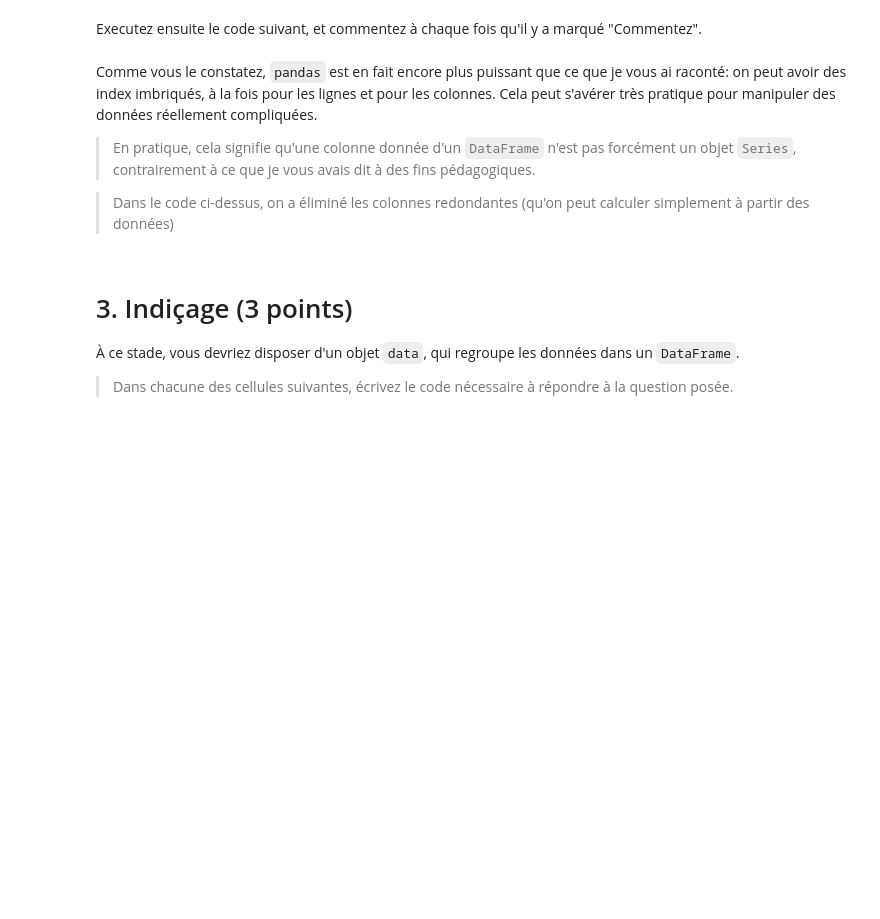
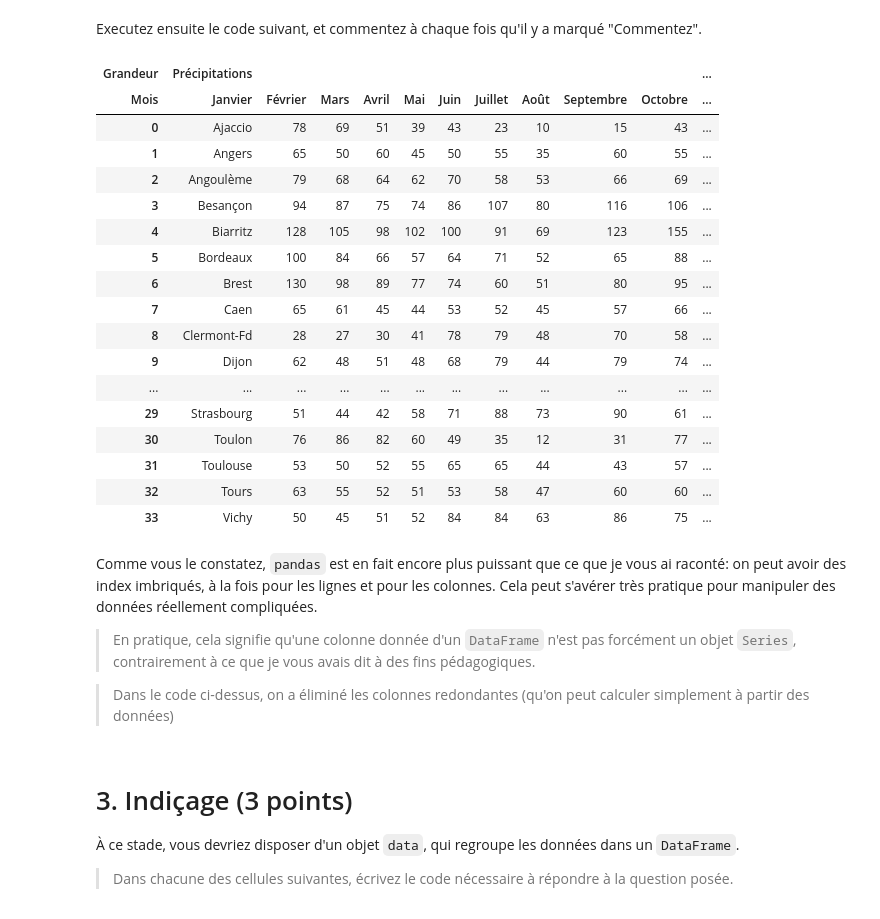
Before and after one commit to campusplage/compte-rendus-pellegrin-nagaratnam, a Jupyter notebook: TP1_pandas.ipynb, the cells around one changed output. Drawn from its saved outputs; the diff is of its cells as text; code cells hidden in the pictures; blank space fills up the shorter version.

```diff
--- a/TP1_pandas.ipynb
+++ b/TP1_pandas.ipynb
@@ -60,0 +54,9 @@ import pandas
+# %%
+# on importe le package pandas
+import pandas
+raw_data = pandas.read_csv("https://husson.github.io/img/pluie.csv", encoding = "ISO-8859-1", sep=';') # on importe les données
+raw_data = raw_data.rename(columns={raw_data.columns[0] : "Ville"}) # on rename la variable "Unnamed: 0" par "Ville"
+raw_data.head() # on affiche les 5 premiers observations
+
+# Commentez chaque ligne de code !
+# VOTRE TRAVAIL ICI
@@ -61,3 +70,25 @@ import pandas
 # %% [markdown]
 Executez ensuite le code suivant, et commentez à chaque fois qu'il y a marqué "Commentez".
+# %%
+data = pandas.DataFrame(raw_data.iloc[:,nested_columns].to_numpy(), columns=index)
+data
+# %% [output]
+| Grandeur | Précipitations |  |  |  |  |  |  |  |  |  | ... |
+| Mois | Janvier | Février | Mars | Avril | Mai | Juin | Juillet | Août | Septembre | Octobre | ... |
+| 0 | Ajaccio | 78 | 69 | 51 | 39 | 43 | 23 | 10 | 15 | 43 | ... |
+| 1 | Angers | 65 | 50 | 60 | 45 | 50 | 55 | 35 | 60 | 55 | ... |
+| 2 | Angoulème | 79 | 68 | 64 | 62 | 70 | 58 | 53 | 66 | 69 | ... |
+| 3 | Besançon | 94 | 87 | 75 | 74 | 86 | 107 | 80 | 116 | 106 | ... |
+| 4 | Biarritz | 128 | 105 | 98 | 102 | 100 | 91 | 69 | 123 | 155 | ... |
+| 5 | Bordeaux | 100 | 84 | 66 | 57 | 64 | 71 | 52 | 65 | 88 | ... |
+| 6 | Brest | 130 | 98 | 89 | 77 | 74 | 60 | 51 | 80 | 95 | ... |
+| 7 | Caen | 65 | 61 | 45 | 44 | 53 | 52 | 45 | 57 | 66 | ... |
+| 8 | Clermont-Fd | 28 | 27 | 30 | 41 | 78 | 79 | 48 | 70 | 58 | ... |
+| 9 | Dijon | 62 | 48 | 51 | 48 | 68 | 79 | 44 | 79 | 74 | ... |
+| ... | ... | ... | ... | ... | ... | ... | ... | ... | ... | ... | ... |
+| 29 | Strasbourg | 51 | 44 | 42 | 58 | 71 | 88 | 73 | 90 | 61 | ... |
+| 30 | Toulon | 76 | 86 | 82 | 60 | 49 | 35 | 12 | 31 | 77 | ... |
+| 31 | Toulouse | 53 | 50 | 52 | 55 | 65 | 65 | 44 | 43 | 57 | ... |
+| 32 | Tours | 63 | 55 | 52 | 51 | 53 | 58 | 47 | 60 | 60 | ... |
+| 33 | Vichy | 50 | 45 | 51 | 52 | 84 | 84 | 63 | 86 | 75 | ... |
 # %%
```
Also changed, not shown: parts of 3 cells of this notebook.
